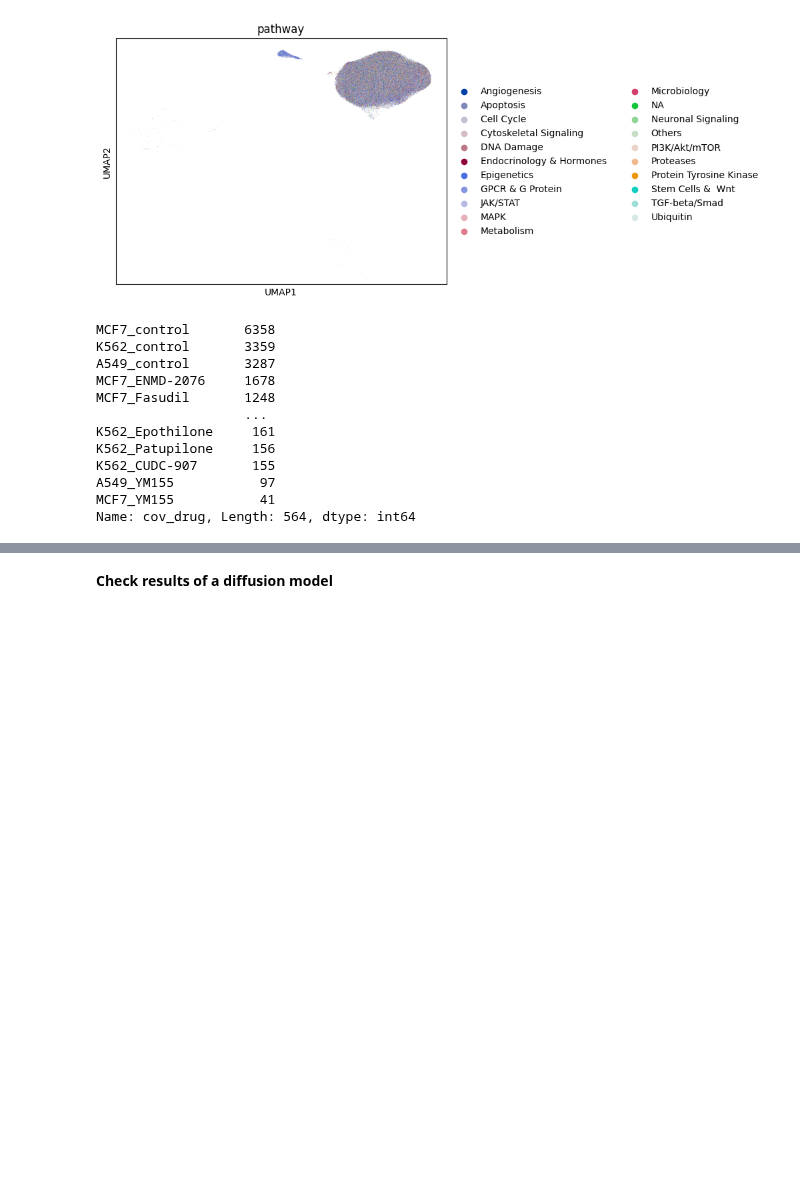
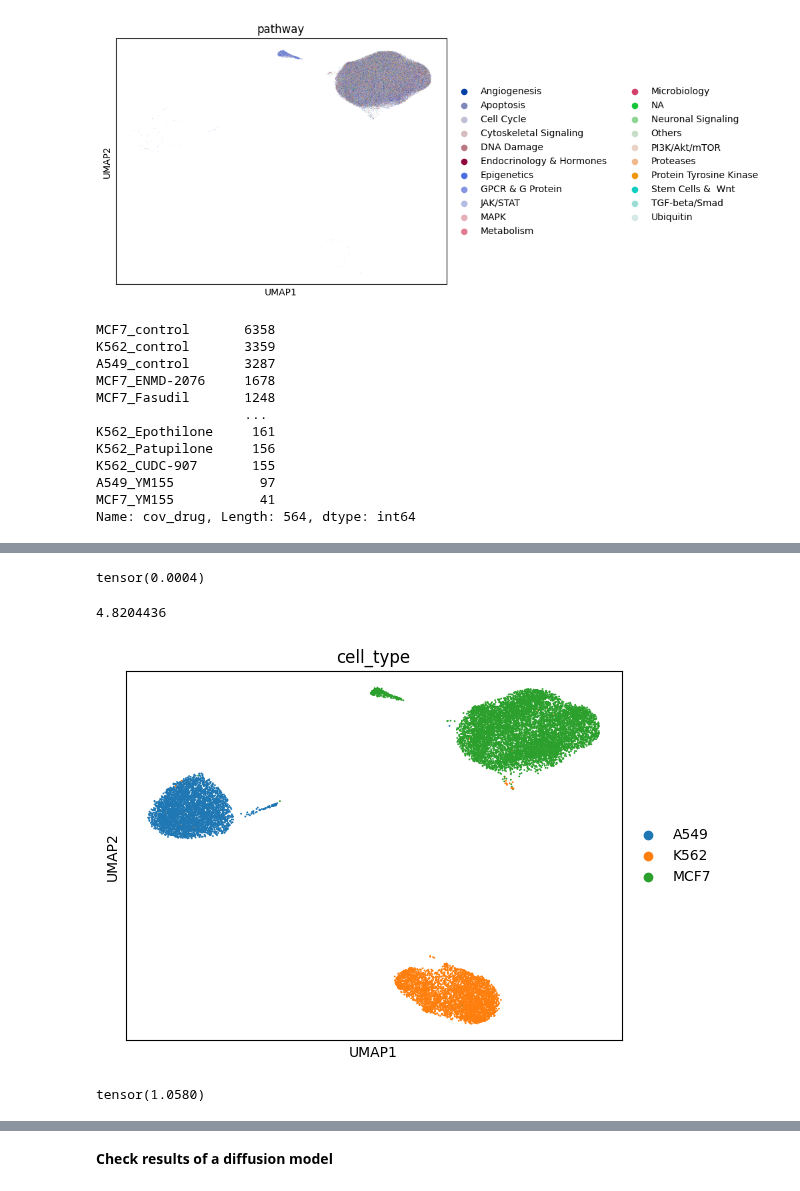
Before and after one commit to theislab/CFGen, a Jupyter notebook: notebooks/data_exploration/sciplex3_data_exploration.ipynb, the cells around one changed output, grey strips where cells are left out. Cells and saved outputs as stored; diff of their text form; code cells hidden in the pictures; blank space fills up the shorter version.

```diff
--- a/notebooks/data_exploration/sciplex3_data_exploration.ipynb
+++ b/notebooks/data_exploration/sciplex3_data_exploration.ipynb
@@ -52,0 +82,18 @@ Name: cov_drug, Length: 564, dtype: int64
+# %%
+alphas_hat[-1]
+# %% [output]
+tensor(0.0004)
+# %%
+adata_small = adata.copy()
+sc.pp.subsample(adata_small, fraction=0.05)
+# adata_small.X -= adata_small.X.mean(1)
+# adata_small.X /= adata_small.X.std(1)
+# adata_small = assemble_adata(adata_small.X.A, adata_small.obs)
+# %%
+adata_small.X.max()
+# %% [output]
+4.8204436
+# %%
+sc.pl.umap(adata_small, color="cell_type")
+# %% [output]
+[figure, added]
@@ -52,0 +104,4 @@ Name: cov_drug, Length: 564, dtype: int64
+# %%
+X_t.max()
+# %% [output]
+tensor(1.0580)
```
Also changed, not shown: parts of 21 cells of this notebook, 10 other files.
